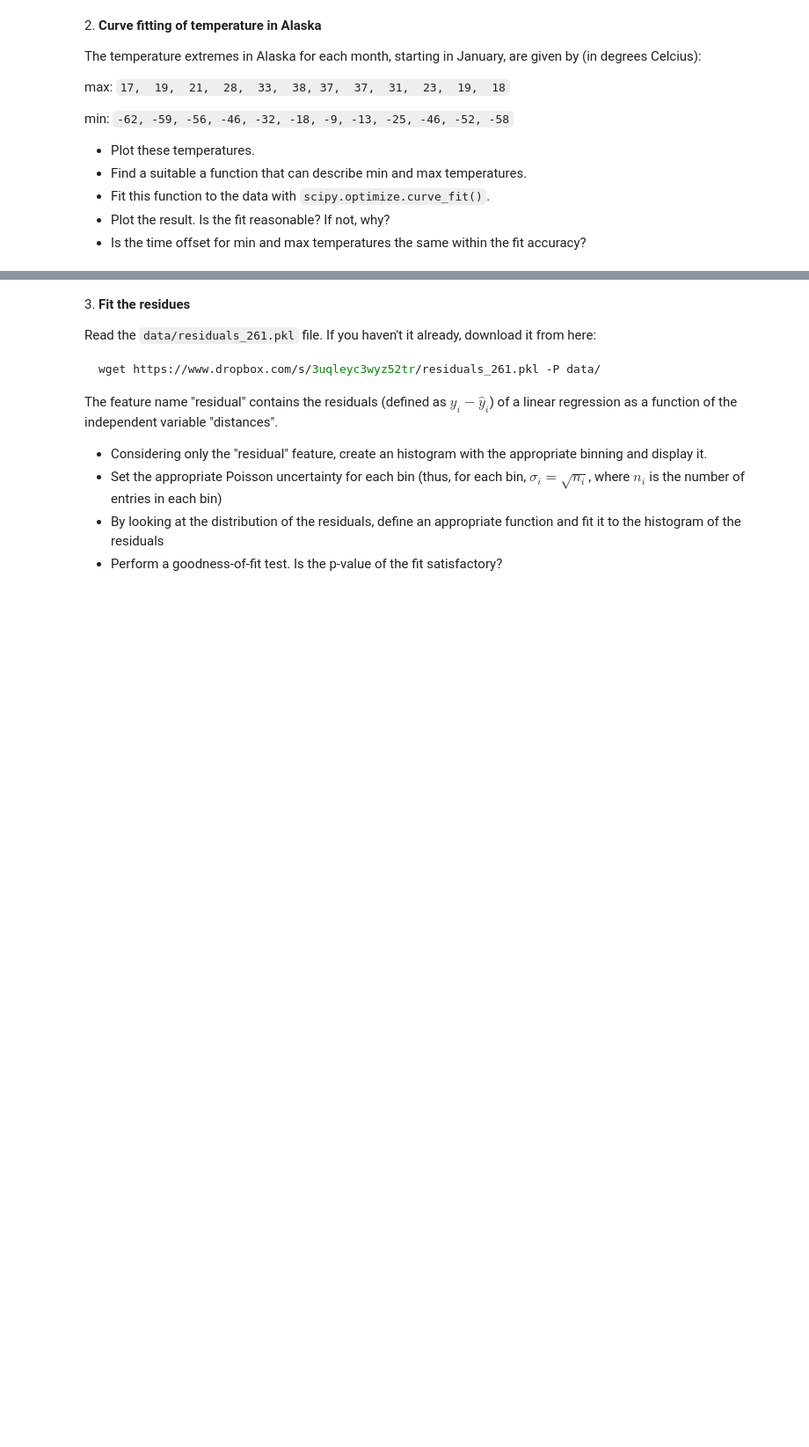
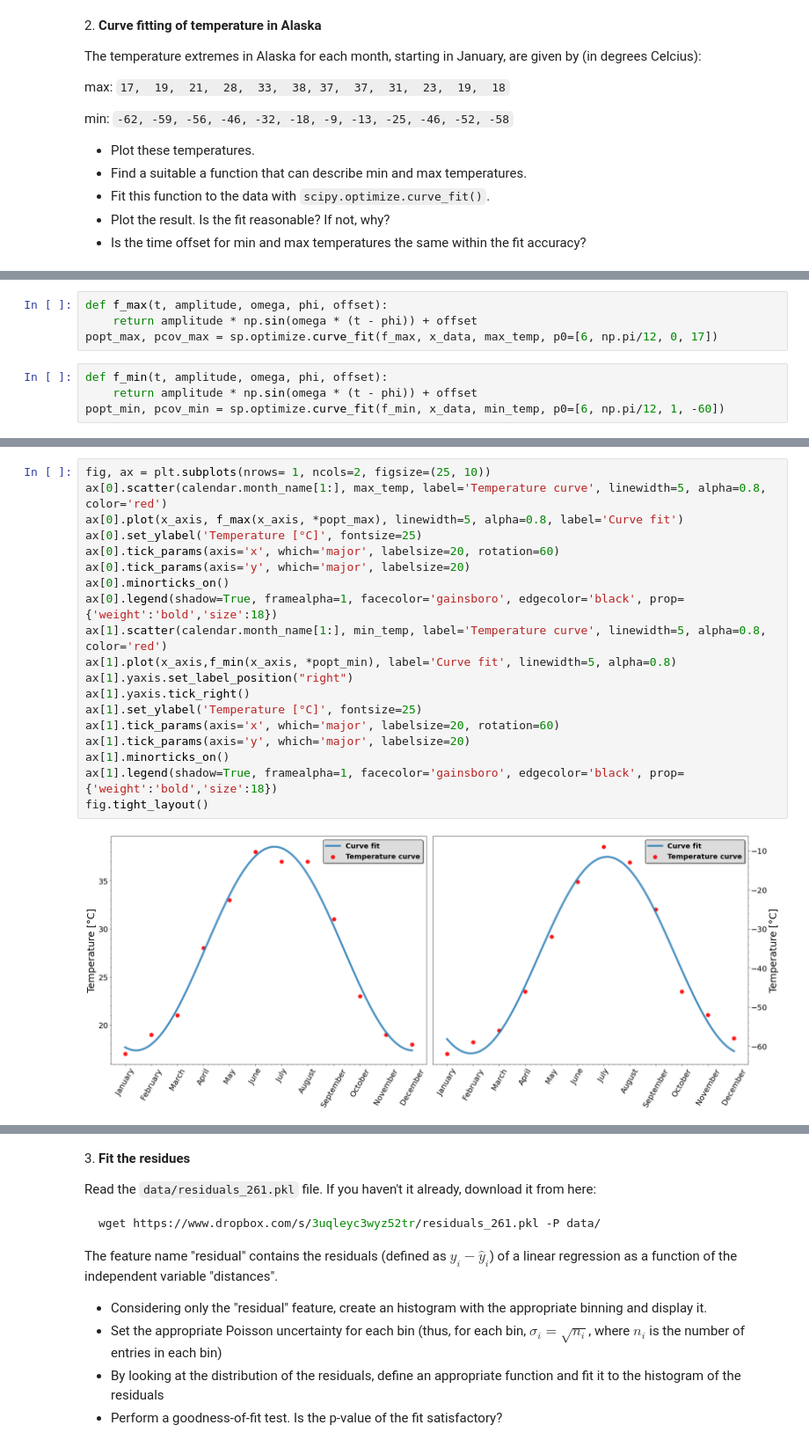
Before and after one commit to tommasoamico/LaboratoryOfComputationalPhysics_Y4, a Jupyter notebook: 08ex_fitting.ipynb, the cells around one changed output, grey strips where cells are left out. Shown at 88% size. Saved outputs shown, nothing was run; the diff lists cells and outputs as text; blank space fills up the shorter version.

```diff
--- a/08ex_fitting.ipynb
+++ b/08ex_fitting.ipynb
@@ -30,0 +61,8 @@ min: `-62, -59, -56, -46, -32, -18, -9, -13, -25, -46, -52, -58`
+# %%
+def f_max(t, amplitude, omega, phi, offset):
+    return amplitude * np.sin(omega * (t - phi)) + offset
+popt_max, pcov_max = sp.optimize.curve_fit(f_max, x_data, max_temp, p0=[6, np.pi/12, 0, 17])
+# %%
+def f_min(t, amplitude, omega, phi, offset):
+    return amplitude * np.sin(omega * (t - phi)) + offset
+popt_min, pcov_min = sp.optimize.curve_fit(f_min, x_data, min_temp, p0=[6, np.pi/12, 1, -60])
@@ -30,0 +147,21 @@ min: `-62, -59, -56, -46, -32, -18, -9, -13, -25, -46, -52, -58`
+# %%
+fig, ax = plt.subplots(nrows= 1, ncols=2, figsize=(25, 10))
+ax[0].scatter(calendar.month_name[1:], max_temp, label='Temperature curve', linewidth=5, alpha=0.8, color='red')
+ax[0].plot(x_axis, f_max(x_axis, *popt_max), linewidth=5, alpha=0.8, label='Curve fit')
+ax[0].set_ylabel('Temperature [°C]', fontsize=25)
+ax[0].tick_params(axis='x', which='major', labelsize=20, rotation=60)
+ax[0].tick_params(axis='y', which='major', labelsize=20)
+ax[0].minorticks_on()
+ax[0].legend(shadow=True, framealpha=1, facecolor='gainsboro', edgecolor='black', prop={'weight':'bold','size':18})
+ax[1].scatter(calendar.month_name[1:], min_temp, label='Temperature curve', linewidth=5, alpha=0.8, color='red')
+ax[1].plot(x_axis,f_min(x_axis, *popt_min), label='Curve fit', linewidth=5, alpha=0.8)
+ax[1].yaxis.set_label_position("right")
+ax[1].yaxis.tick_right()
+ax[1].set_ylabel('Temperature [°C]', fontsize=25)
+ax[1].tick_params(axis='x', which='major', labelsize=20, rotation=60)
+ax[1].tick_params(axis='y', which='major', labelsize=20)
+ax[1].minorticks_on()
+ax[1].legend(shadow=True, framealpha=1, facecolor='gainsboro', edgecolor='black', prop={'weight':'bold','size':18})
+fig.tight_layout()
+# %% [output]
+[figure, added]
```
Also changed, not shown: parts of 14 cells of this notebook.
